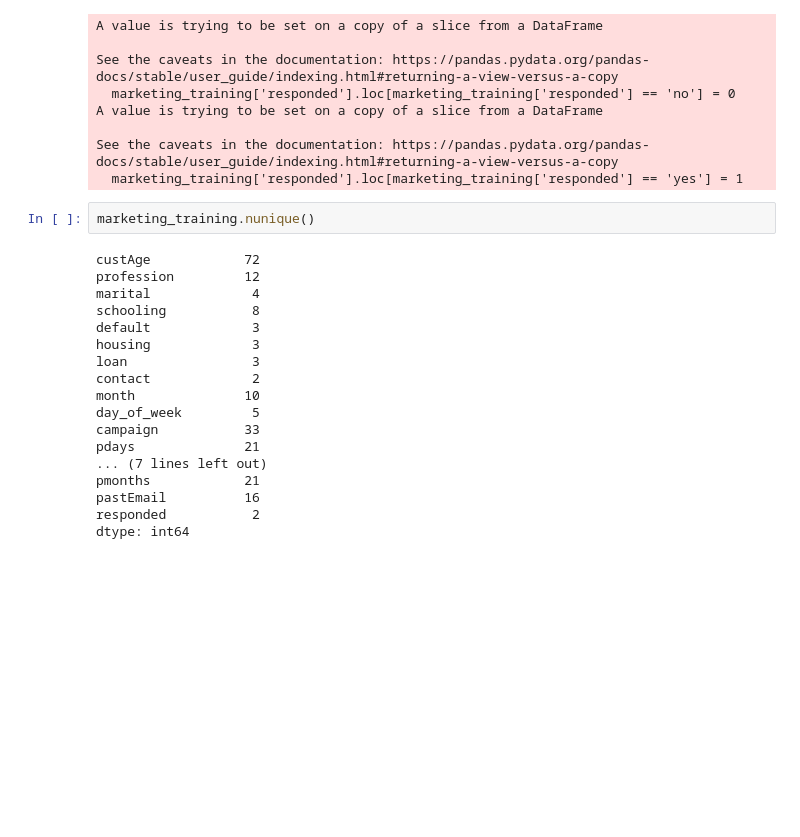
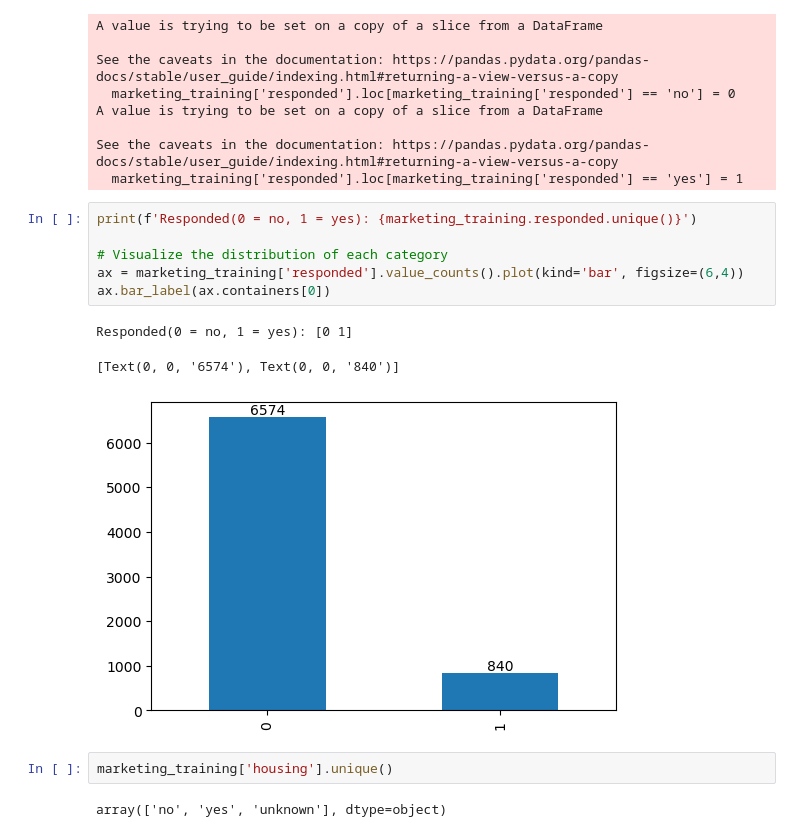
Before and after one commit to tugceturkkal/Data-Projects, a Jupyter notebook: Response to Marketing Campaign.ipynb, the cells around one changed output. Cells and saved outputs as stored; diff of their text form; blank space fills up the shorter version.

Commit message:
Response to Marketing Campaign

```diff
--- a/Response to Marketing Campaign.ipynb
+++ b/Response to Marketing Campaign.ipynb
@@ -157,23 +178,17 @@ A value is trying to be set on a copy of a slice from a DataFrame
 
 See the caveats in the documentation: https://pandas.pydata.org/pandas-docs/stable/user_guide/indexing.html#returning-a-view-versus-a-copy
   marketing_training['responded'].loc[marketing_training['responded'] == 'yes'] = 1
-# %%
-marketing_training.nunique()
-# %% [output]
-custAge            72
-profession         12
-marital             4
-schooling           8
-default             3
-housing             3
-loan                3
-contact             2
-month              10
-day_of_week         5
-campaign           33
-pdays              21
-... (7 lines left out)
-pmonths            21
-pastEmail          16
-responded           2
-dtype: int64
+# %%
+print(f'Responded(0 = no, 1 = yes): {marketing_training.responded.unique()}')
+
+# Visualize the distribution of each category
+ax = marketing_training['responded'].value_counts().plot(kind='bar', figsize=(6,4))
+ax.bar_label(ax.containers[0])
+# %% [output]
+Responded(0 = no, 1 = yes): [0 1]
+[Text(0, 0, '6574'), Text(0, 0, '840')]
+[figure, added]
+# %%
+marketing_training['housing'].unique()
+# %% [output]
+array(['no', 'yes', 'unknown'], dtype=object)
```
Also changed, not shown: parts of 15 cells of this notebook.
